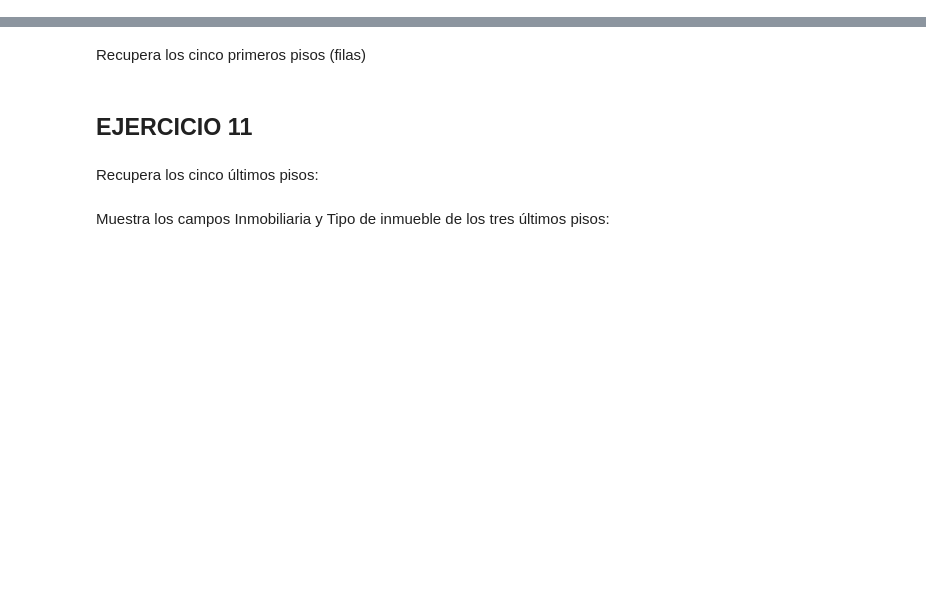
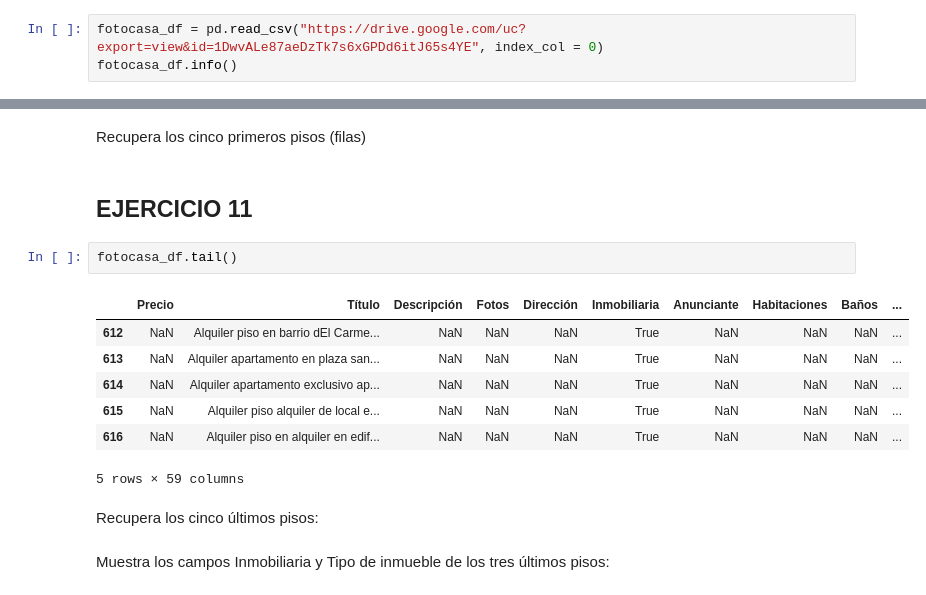
Before and after one commit to Mario-Lopez-Gonzalez/Python_clase, a Jupyter notebook: Cuadernos/Lista11 - Pandas.ipynb, the cells around one changed output, grey strips where cells are left out. Drawn from its saved outputs; the diff is of its cells as text; blank space fills up the shorter version.

```diff
--- a/Cuadernos/Lista11 - Pandas.ipynb
+++ b/Cuadernos/Lista11 - Pandas.ipynb
@@ -41,3 +168,6 @@ Muestra las 10 observaciones de words con el formato “La palabra {word} tiene
 Muestra aquellas observaciones de words que tienen el mismo número de vocales y consonantes.
 # %% [markdown]
 ## EJERCICIO 9
+# %%
+fotocasa_df = pd.read_csv("https://drive.google.com/uc?export=view&id=1DwvALe87aeDzTk7s6xGPDd6itJ65s4YE", index_col = 0)
+fotocasa_df.info()
@@ -53,6 +211,16 @@ Muestra el número de filas, columnas y valores que contiene el DataFrame cargad
 Recupera los cinco primeros pisos (filas)
 # %% [markdown]
 ## EJERCICIO 11
+# %%
+fotocasa_df.tail()
+# %% [output]
+|  | Precio | Título | Descripción | Fotos | Dirección | Inmobiliaria | Anunciante | Habitaciones | Baños | ... |
+| 612 | NaN | Alquiler piso en barrio dEl Carme... | NaN | NaN | NaN | True | NaN | NaN | NaN | ... |
+| 613 | NaN | Alquiler apartamento en plaza san... | NaN | NaN | NaN | True | NaN | NaN | NaN | ... |
+| 614 | NaN | Alquiler apartamento exclusivo ap... | NaN | NaN | NaN | True | NaN | NaN | NaN | ... |
+| 615 | NaN | Alquiler piso alquiler de local e... | NaN | NaN | NaN | True | NaN | NaN | NaN | ... |
+| 616 | NaN | Alquiler piso en alquiler en edif... | NaN | NaN | NaN | True | NaN | NaN | NaN | ... |
+5 rows × 59 columns
 # %% [markdown]
 Recupera los cinco últimos pisos:
 # %% [markdown]
```
Also changed, not shown: parts of 14 cells of this notebook.
